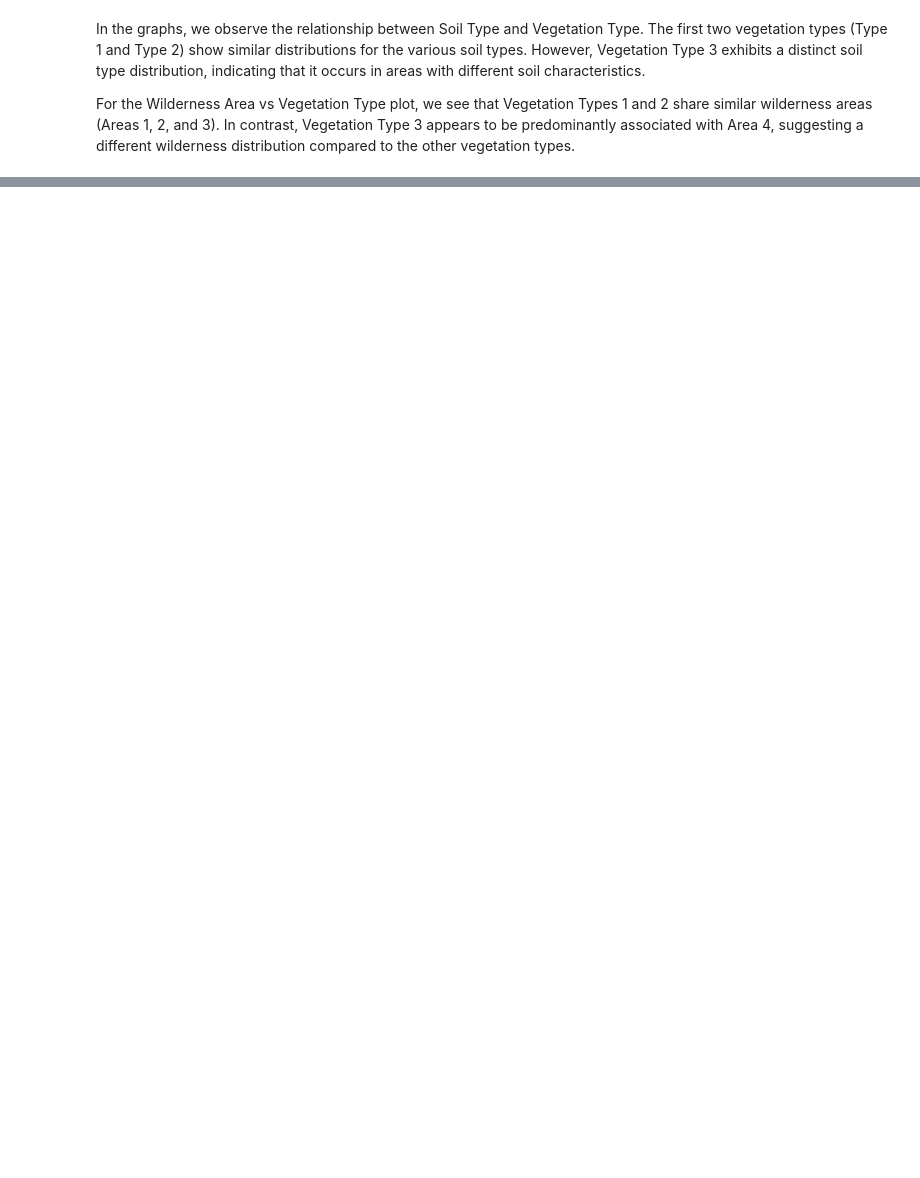
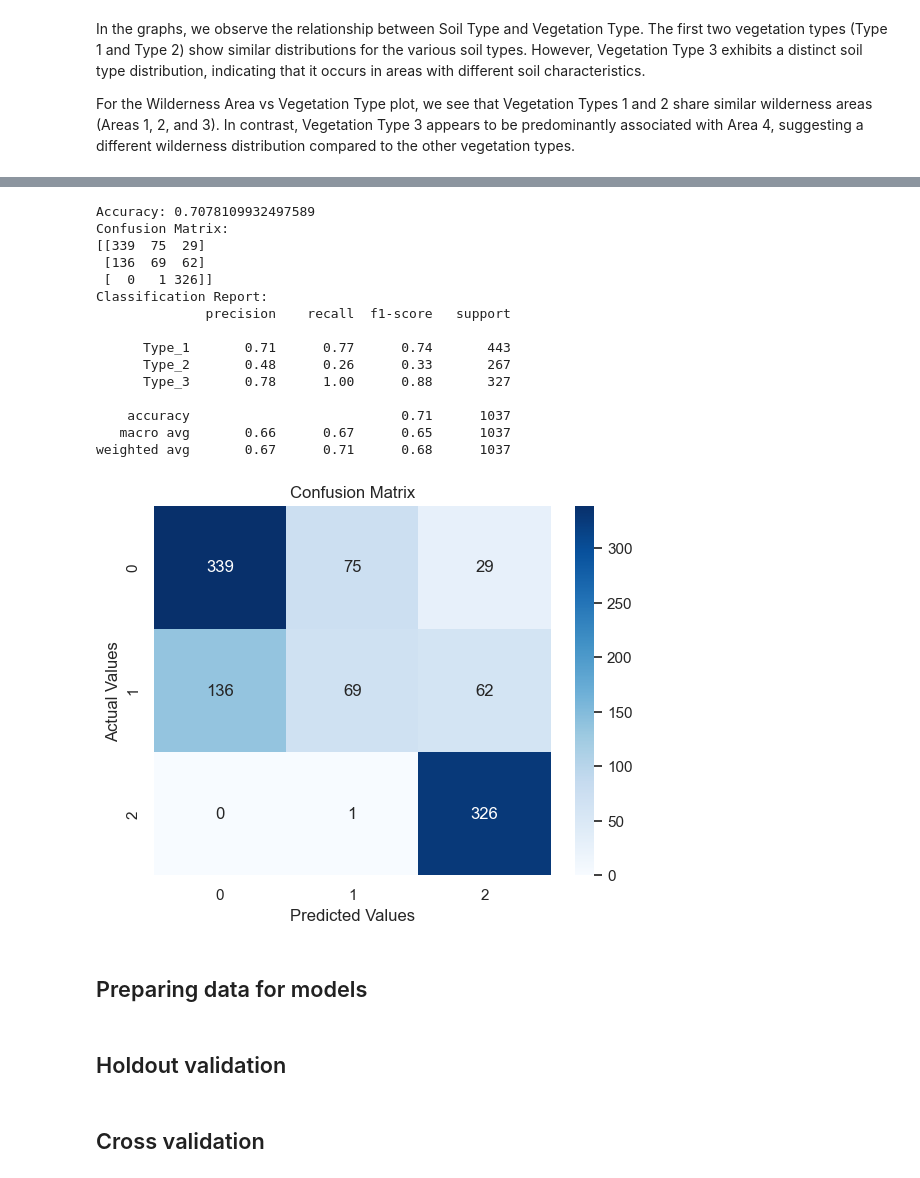
Before and after one commit to larsvdg/APRAU, a Jupyter notebook: Assignment.ipynb, the cells around one changed output, grey strips where cells are left out. Cells and saved outputs as stored; diff of their text form; code cells hidden in the pictures; blank space fills up the shorter version.

```diff
--- a/Assignment.ipynb
+++ b/Assignment.ipynb
@@ -230,0 +498,75 @@ For the Wilderness Area vs Vegetation Type plot, we see that Vegetation Types 1
+# %%
+# Step 1: Import necessary libraries
+import pandas as pd
+import numpy as np
+from sklearn.model_selection import train_test_split
+from sklearn.preprocessing import MinMaxScaler
+from sklearn.discriminant_analysis import QuadraticDiscriminantAnalysis  # Import QDA instead of LDA
+from sklearn.metrics import accuracy_score, confusion_matrix, classification_report
+import seaborn as sns
+import matplotlib.pyplot as plt
+
+# Assuming df is already defined and loaded with your dataset
+y = df['Vegetation_Type']
+
+# Define numerical and categorical features
+numerical_features = ['Altitude', 'Slope_Orientation', 'Horizontal_Distance_To_Roadways',
+                      'Shadow_Index_9h', 'Shadow_Index_12h']
+
+categorical_features = ['Soil_Type', 'Wilderness_Area']  # Include your categorical columns
+
+# Step 3: Convert categorical variables into dummy variables
+# It's important to include only the selected features after converting to dummy
+X = pd.get_dummies(df[numerical_features + categorical_features], drop_first=True)
+
+# Step 4: Train-Test Split
+X_train, X_test, y_train, y_test = train_test_split(X, y, test_size=0.2, random_state=42)
+
+# Step 5: Feature Scaling (Standardize the data)
+scaler = MinMaxScaler()  # Create a MinMaxScaler object
+X_train = scaler.fit_transform(X_train)  # Fit and transform the training data
+X_test = scaler.transform(X_test)  # Only transform the test data
+
+# Step 6: Apply Quadratic Discriminant Analysis
+qda = QuadraticDiscriminantAnalysis()  # Create a QDA object
+qda.fit(X_train, y_train)  # Fit the QDA model to the training data
+
+# Step 7: Make predictions on the test data
+y_pred = qda.predict(X_test)
+
+# Step 8: Evaluate the model
+accuracy = accuracy_score(y_test, y_pred)
+conf_matrix = confusion_matrix(y_test, y_pred)
+class_report = classification_report(y_test, y_pred)
+
+print(f"Accuracy: {accuracy}")
+print("Confusion Matrix:")
+print(conf_matrix)
+print("Classification Report:")
+print(class_report)
+
+# Step 9: Visualize the confusion matrix
+sns.heatmap(conf_matrix, annot=True, fmt='d', cmap='Blues')
+plt.title('Confusion Matrix')
+plt.ylabel('Actual Values')
+plt.xlabel('Predicted Values')
+plt.show()
+# %% [output]
+Accuracy: 0.7078109932497589
+Confusion Matrix:
+[[339  75  29]
+ [136  69  62]
+ [  0   1 326]]
+Classification Report:
+              precision    recall  f1-score   support
+
+      Type_1       0.71      0.77      0.74       443
+      Type_2       0.48      0.26      0.33       267
+      Type_3       0.78      1.00      0.88       327
+
+    accuracy                           0.71      1037
+   macro avg       0.66      0.67      0.65      1037
+weighted avg       0.67      0.71      0.68      1037
+[figure, added]
+# %% [markdown]
+## Preparing data for models
@@ -230,0 +590,2 @@ For the Wilderness Area vs Vegetation Type plot, we see that Vegetation Types 1
+# %% [markdown]
+## Holdout validation
@@ -230,0 +620,2 @@ For the Wilderness Area vs Vegetation Type plot, we see that Vegetation Types 1
+# %% [markdown]
+## Cross validation
```
Also changed, not shown: parts of 20 cells of this notebook.
